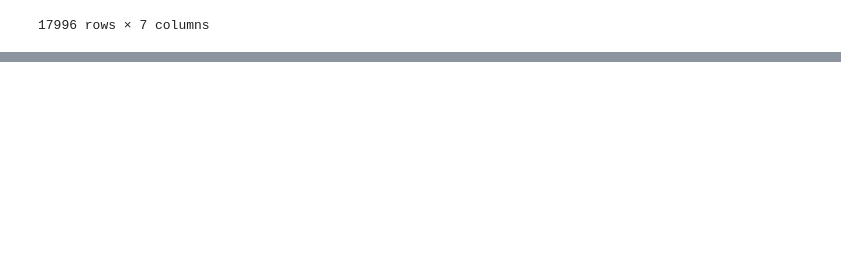
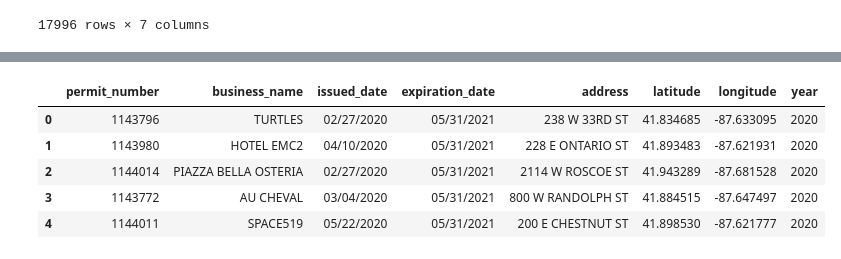
Before and after one commit to williamwall96/Chicago_sidewalk_permits, a Jupyter notebook: data_cleanup/data.ipynb, the cells around one changed output, grey strips where cells are left out. Drawn from its saved outputs; the diff is of its cells as text; code cells hidden in the pictures; blank space fills up the shorter version.

```diff
--- a/data_cleanup/data.ipynb
+++ b/data_cleanup/data.ipynb
@@ -136 +136,5 @@ select * from past_permits as p;
 19090 rows × 7 columns
+# %%
+import_current_permits_df['year'] = pd.DatetimeIndex( import_current_permits_df['issued_date']).year
+##temp_15_data = import_current_permits_df[temp_transformed['year']== 2015]
+##temp_15_data.head
@@ -136,0 +147,9 @@ select * from past_permits as p;
+# %%
+import_current_permits_df.head()
+# %% [output]
+|  | permit_number | business_name | issued_date | expiration_date | address | latitude | longitude | year |
+| 0 | 1143796 | TURTLES | 02/27/2020 | 05/31/2021 | 238 W 33RD ST | 41.834685 | -87.633095 | 2020 |
+| 1 | 1143980 | HOTEL EMC2 | 04/10/2020 | 05/31/2021 | 228 E ONTARIO ST | 41.893483 | -87.621931 | 2020 |
+| 2 | 1144014 | PIAZZA BELLA OSTERIA | 02/27/2020 | 05/31/2021 | 2114 W ROSCOE ST | 41.943289 | -87.681528 | 2020 |
+| 3 | 1143772 | AU CHEVAL | 03/04/2020 | 05/31/2021 | 800 W RANDOLPH ST | 41.884515 | -87.647497 | 2020 |
+| 4 | 1144011 | SPACE519 | 05/22/2020 | 05/31/2021 | 200 E CHESTNUT ST | 41.898530 | -87.621777 | 2020 |
```
Also changed, not shown: parts of 22 cells of this notebook, 2 other files.
